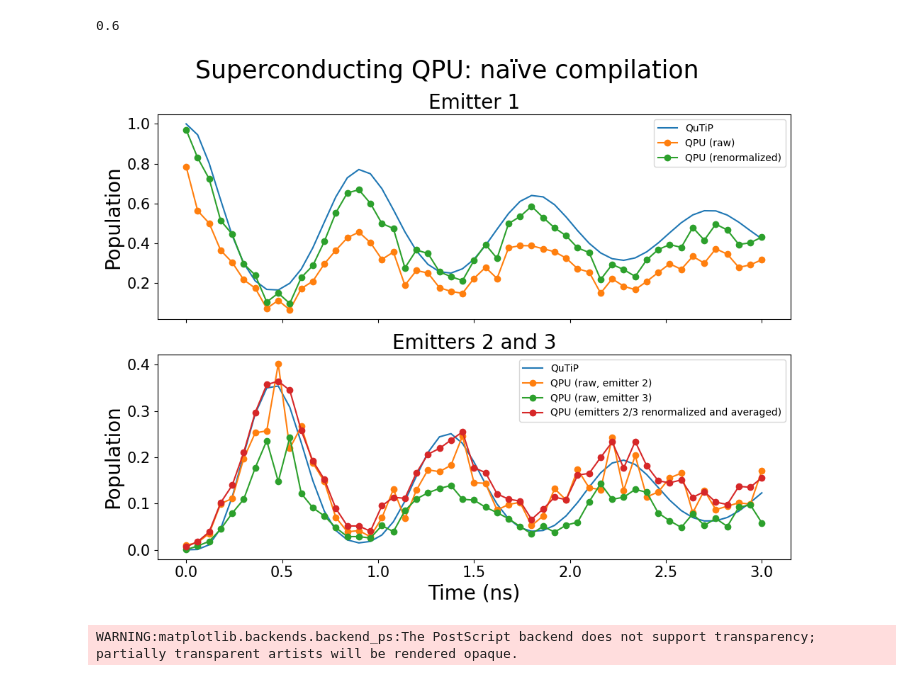
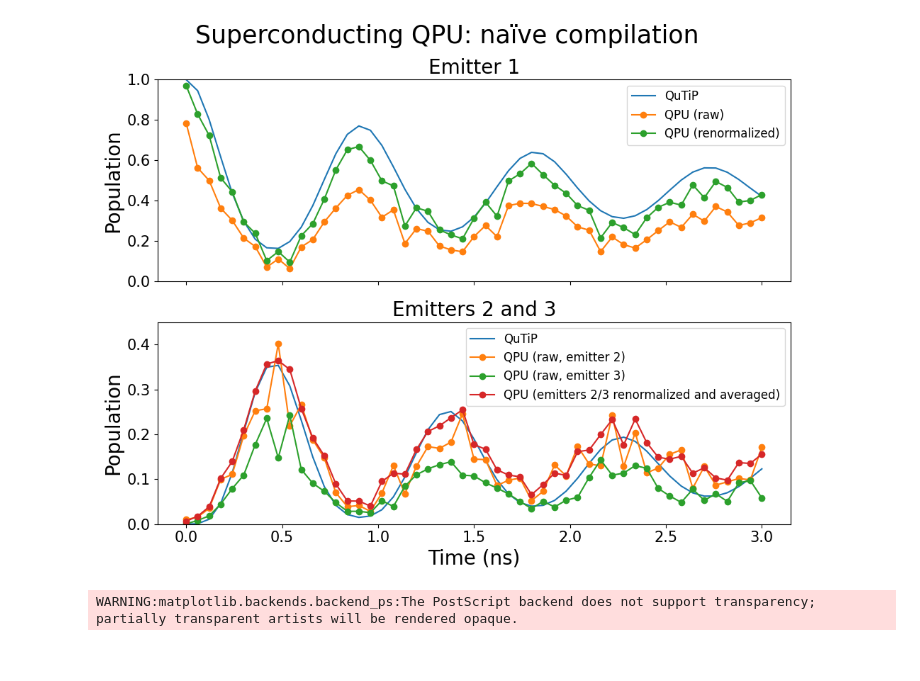
Before and after one commit to radulaski/CQED_quantum_simulation, a Jupyter notebook: notebooks/AQT_raw_normed.ipynb, the cells around one changed output. Saved outputs shown, nothing was run; the diff lists cells and outputs as text; code cells hidden in the pictures.

```diff
--- a/notebooks/AQT_raw_normed.ipynb
+++ b/notebooks/AQT_raw_normed.ipynb
@@ -36,43 +36,40 @@ N = 3
 g = 4
 kappa = 2
 times = np.linspace(0, 3, 51)
-# %%
-times[10]
-# %% [output]
-0.6
 # %%
 initial_state = one_excited_emitter_state(N, 1)
 qutip_results = solve_master_equation(N, g, kappa, initial_state, times)
-qutip_results["Emitter 2 and 3"] = qutip_results["Emitter 2"]
 # %%
 # Plot the RAW (no mitigation) data
 fig, axes = plt.subplots(2, 1, figsize=(10, 8), sharex=True)
 
 axes[0].set_title("Emitter 1", fontsize=20)
 axes[0].plot(times, qutip_results["Emitter 1"], label="QuTiP")
 axes[0].plot(aqt_times, aqt_raw[aqt_bitstrs["Emitter 1"]], marker='o', label="QPU (raw)")
 axes[0].plot(aqt_times, raw_data_norm[normed_bitstrs["Emitter 1"]], marker='o', label="QPU (renormalized)")
 axes[0].set_ylabel("Population", fontsize=20)
+axes[0].set_ylim(0, 1)
 axes[0].tick_params(axis='y', labelsize=15)
-axes[0].legend()
+axes[0].legend(fontsize=12)
 
 axes[1].set_title("Emitters 2 and 3", fontsize=20)
 axes[1].plot(times, qutip_results["Emitter 2"], label="QuTiP")
 axes[1].plot(aqt_times, aqt_raw[aqt_bitstrs["Emitter 2"]], marker='o', label="QPU (raw, emitter 2)")
 axes[1].plot(aqt_times, aqt_raw[aqt_bitstrs["Emitter 3"]], marker='o', label="QPU (raw, emitter 3)")
 axes[1].plot(aqt_times, raw_data_norm[normed_bitstrs["Emitter 2 and 3"]], marker='o', label="QPU (emitters 2/3 renormalized and averaged)")
 axes[1].set_ylabel("Population", fontsize=20)
-axes[1].legend()
+axes[1].legend(fontsize=12)
 
+axes[1].set_ylim(0, 0.45)
 axes[1].set_yticks([0, 0.1, 0.2, 0.3, 0.4])
 axes[1].tick_params(axis='x', labelsize=15)
 axes[1].tick_params(axis='y', labelsize=15)
 axes[1].set_xlabel("Time (ns)", fontsize=20)
 
 fig.suptitle("Superconducting QPU: naïve compilation", fontsize=25)
 plt.tight_layout()
 # %% [output]
-[figure, old version]
+[figure, new version]
 # %%
 fig.savefig("../figures/AQT_raw_normed.eps", bbox_inches="tight")
 # %% [output]
```
Also changed, not shown: 14 other files.
